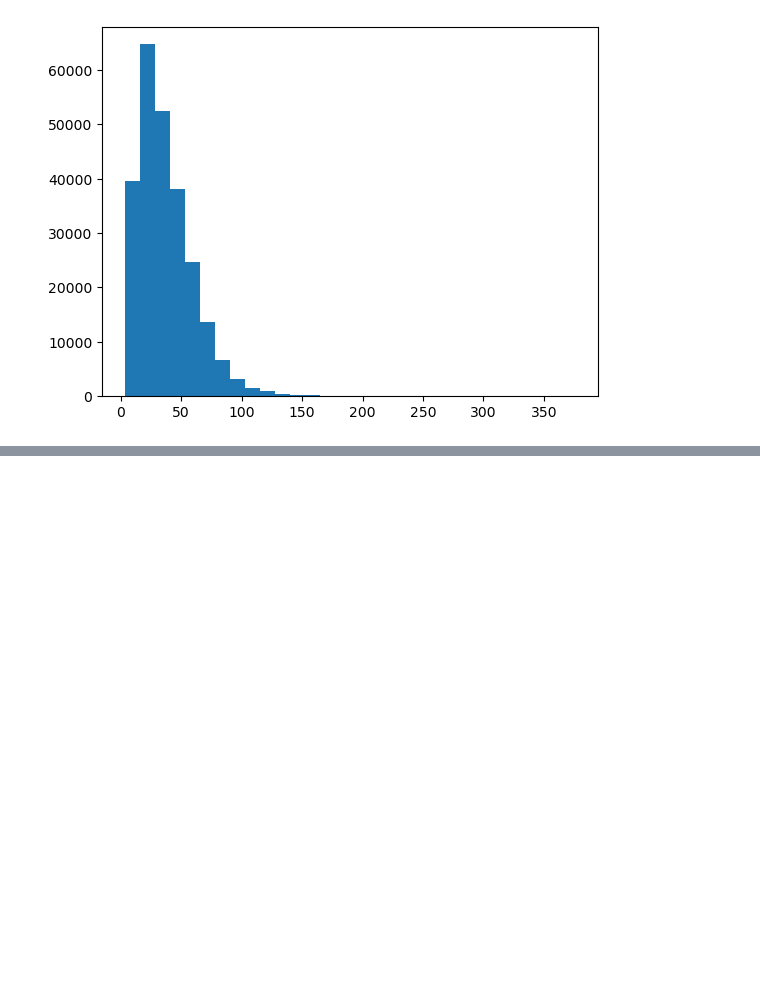
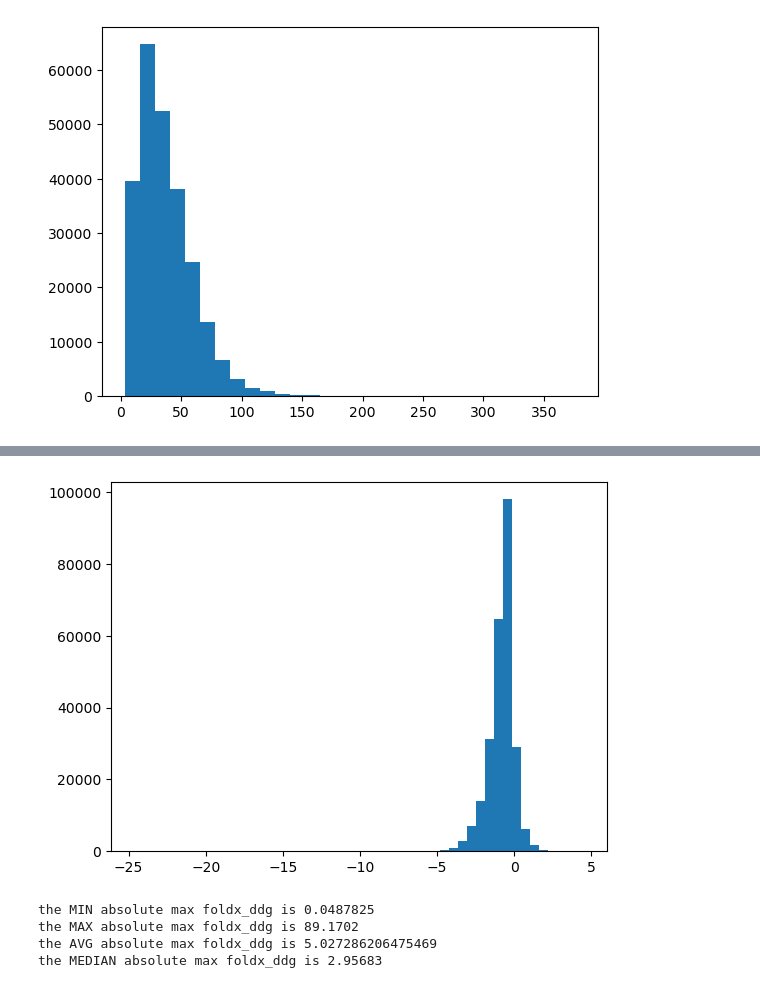
Before and after one commit to PhenoMeters/pheno_analysis, a Jupyter notebook: pockets_interfaces_analysis.ipynb, the cells around one changed output, grey strips where cells are left out. Saved outputs shown, nothing was run; the diff lists cells and outputs as text; code cells hidden in the pictures; blank space fills up the shorter version.

```diff
--- a/pockets_interfaces_analysis.ipynb
+++ b/pockets_interfaces_analysis.ipynb
@@ -99,0 +268,20 @@ plt.show()
+# %%
+plt.hist(stability_data["foldx_ddg_min"],bins=50)
+plt.show()
+# %% [output]
+[figure, added]
+# %%
+### ABSOLUTE MAX FOLDX DDG ###
+MIN_abs_max_foldx_ddg = stability_data['foldx_ddg_abs_max'].min()
+MAX_abs_max_foldx_ddg = stability_data['foldx_ddg_abs_max'].max()
+AVG_abs_max_foldx_ddg = stability_data['foldx_ddg_abs_max'].mean()
+MED_abs_max_foldx_ddg = stability_data['foldx_ddg_abs_max'].median()
+print("the MIN absolute max foldx_ddg is", MIN_abs_max_foldx_ddg)
+print("the MAX absolute max foldx_ddg is", MAX_abs_max_foldx_ddg)
+print("the AVG absolute max foldx_ddg is", AVG_abs_max_foldx_ddg)
+print("the MEDIAN absolute max foldx_ddg is", MED_abs_max_foldx_ddg)
+# %% [output]
+the MIN absolute max foldx_ddg is 0.0487825
+the MAX absolute max foldx_ddg is 89.1702
+the AVG absolute max foldx_ddg is 5.027286206475469
+the MEDIAN absolute max foldx_ddg is 2.95683
```
Also changed, not shown: parts of 31 cells of this notebook, 2 other files.
